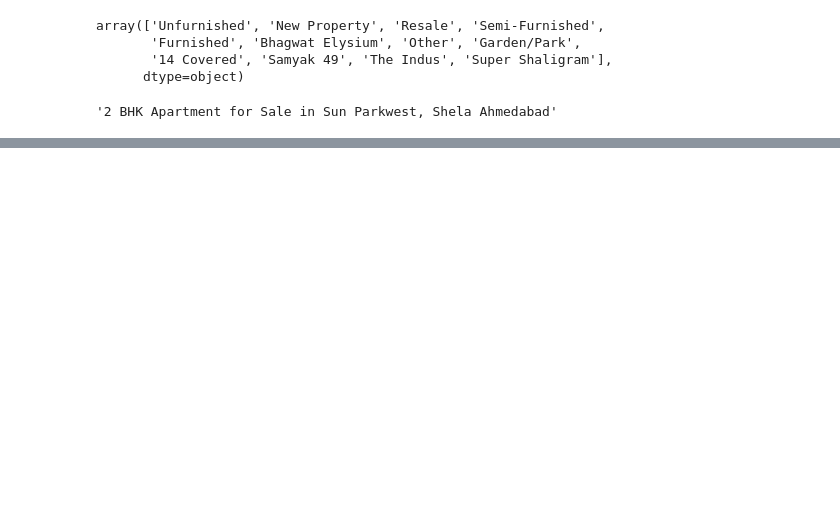
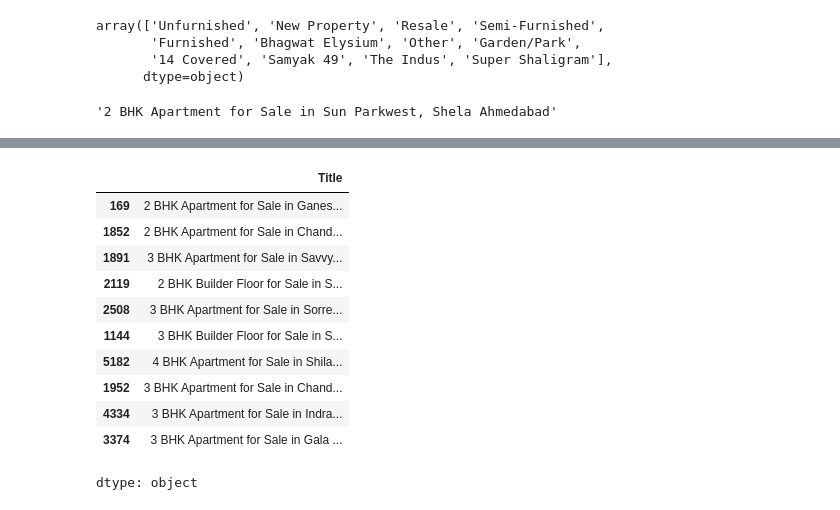
Before and after one commit to bunny-ml/Ahmedabad-Flat-Price-, a Jupyter notebook: notebooks/01_data_cleaning_code.ipynb, the cells around one changed output, grey strips where cells are left out. Drawn from its saved outputs; the diff is of its cells as text; code cells hidden in the pictures; blank space fills up the shorter version.

```diff
--- a/notebooks/01_data_cleaning_code.ipynb
+++ b/notebooks/01_data_cleaning_code.ipynb
@@ -410,0 +496,15 @@ df.sample()
+# %%
+df['Title'].sample(10)
+# %% [output]
+|  | Title |
+| 169 | 2 BHK Apartment for Sale in Ganes... |
+| 1852 | 2 BHK Apartment for Sale in Chand... |
+| 1891 | 3 BHK Apartment for Sale in Savvy... |
+| 2119 | 2 BHK Builder Floor for Sale in S... |
+| 2508 | 3 BHK Apartment for Sale in Sorre... |
+| 1144 | 3 BHK Builder Floor for Sale in S... |
+| 5182 | 4 BHK Apartment for Sale in Shila... |
+| 1952 | 3 BHK Apartment for Sale in Chand... |
+| 4334 | 3 BHK Apartment for Sale in Indra... |
+| 3374 | 3 BHK Apartment for Sale in Gala ... |
+dtype: object
```
Also changed, not shown: parts of 10 cells of this notebook.
